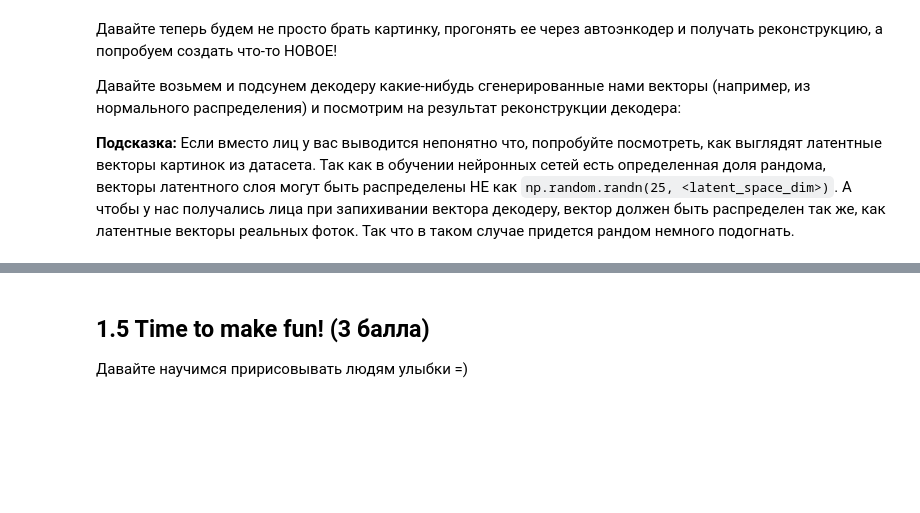
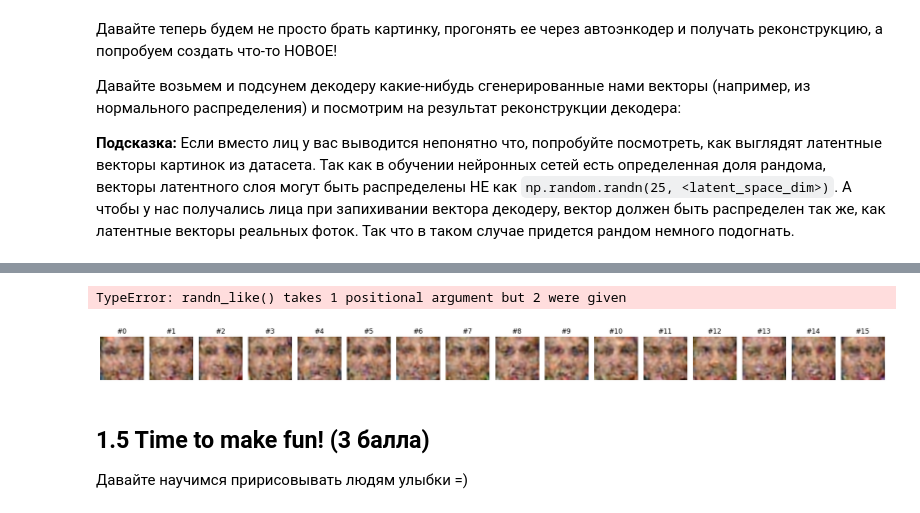
Before and after one commit to Zakrung23/DLS, a Jupyter notebook: week_10_AE_VAE/Homework/hw_7_autoencoders.ipynb, the cells around one changed output, grey strips where cells are left out. Cells and saved outputs as stored; diff of their text form; code cells hidden in the pictures; blank space fills up the shorter version.

```diff
--- a/week_10_AE_VAE/Homework/hw_7_autoencoders.ipynb
+++ b/week_10_AE_VAE/Homework/hw_7_autoencoders.ipynb
@@ -273,3 +279,23 @@ output = <скормите z декодеру>
+# %%
+z = torch.randn_like(latent_code)
+z = latent_code.std(dim=0) * z + latent_code.mean(dim=0)
+# %% [output]
+TypeError: randn_like() takes 1 positional argument but 2 were given
+# %%
+output = autoencoder.decoder(z.to(device))
+# %%
+fig, ax = plt.subplots(1, 16, figsize=(20, 5))  # figs→fig, высота 20→5
+ax = ax.flatten()
+for i in range(16):
+    img = output[i].permute(1,2,0).cpu().detach().numpy()
+    ax[i].imshow(img)
+    ax[i].set_title(f'#{i}')
+    ax[i].axis('off')
+
+plt.tight_layout()
+plt.show()
+# %% [output]
+[figure, added]
 # %% [markdown]
 ## 1.5 Time to make fun! (3 балла)
 
```
Also changed, not shown: parts of 34 cells of this notebook.
